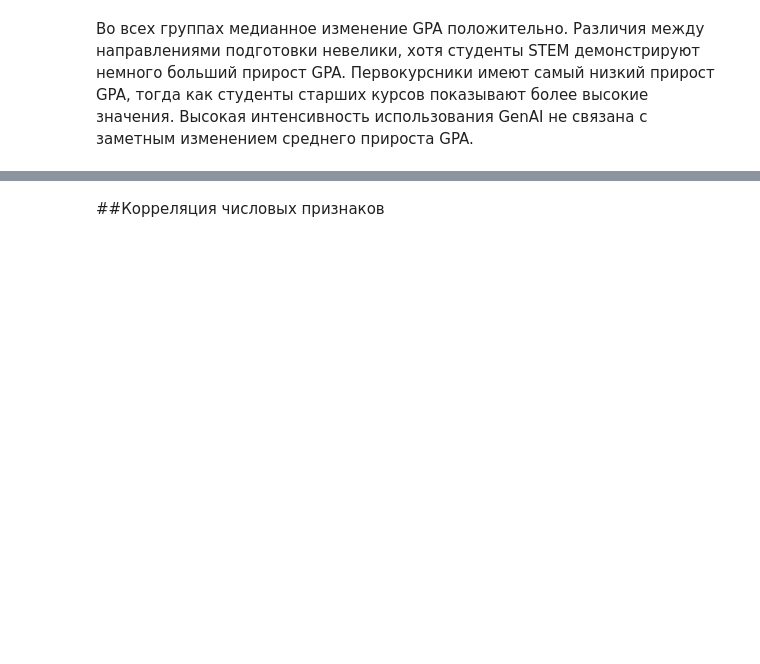
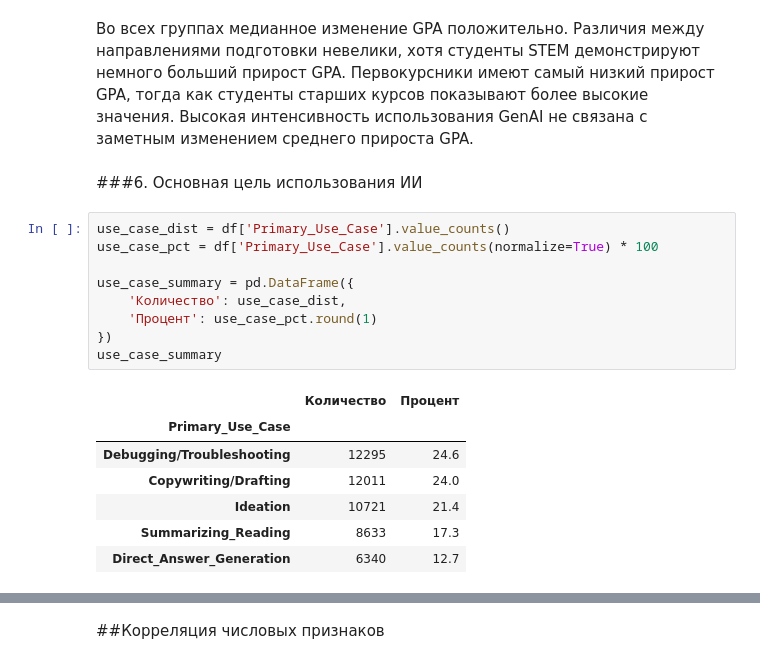
Before and after one commit to AnastasiaDolotova/ai-student-impact, a Jupyter notebook: ai_student_impact.ipynb, the cells around one changed output, grey strips where cells are left out. Saved outputs shown, nothing was run; the diff lists cells and outputs as text; blank space fills up the shorter version.

```diff
--- a/ai_student_impact.ipynb
+++ b/ai_student_impact.ipynb
@@ -364,3 +364,22 @@ plt.show()
 Различия между направлениями подготовки невелики, хотя студенты STEM демонстрируют немного больший прирост GPA.
 Первокурсники имеют самый низкий прирост GPA, тогда как студенты старших курсов показывают более высокие значения.
 Высокая интенсивность использования GenAI не связана с заметным изменением среднего прироста GPA.
+# %% [markdown]
+###6. Основная цель использования ИИ
+# %%
+use_case_dist = df['Primary_Use_Case'].value_counts()
+use_case_pct = df['Primary_Use_Case'].value_counts(normalize=True) * 100
+
+use_case_summary = pd.DataFrame({
+    'Количество': use_case_dist,
+    'Процент': use_case_pct.round(1)
+})
+use_case_summary
+# %% [output]
+|  | Количество | Процент |
+| Primary_Use_Case |  |  |
+| Debugging/Troubleshooting | 12295 | 24.6 |
+| Copywriting/Drafting | 12011 | 24.0 |
+| Ideation | 10721 | 21.4 |
+| Summarizing_Reading | 8633 | 17.3 |
+| Direct_Answer_Generation | 6340 | 12.7 |
```
Also changed, not shown: parts of 4 cells of this notebook.
